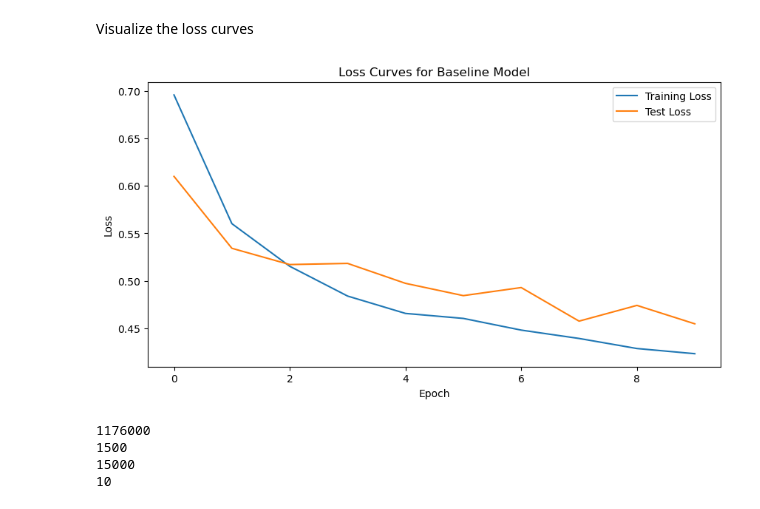
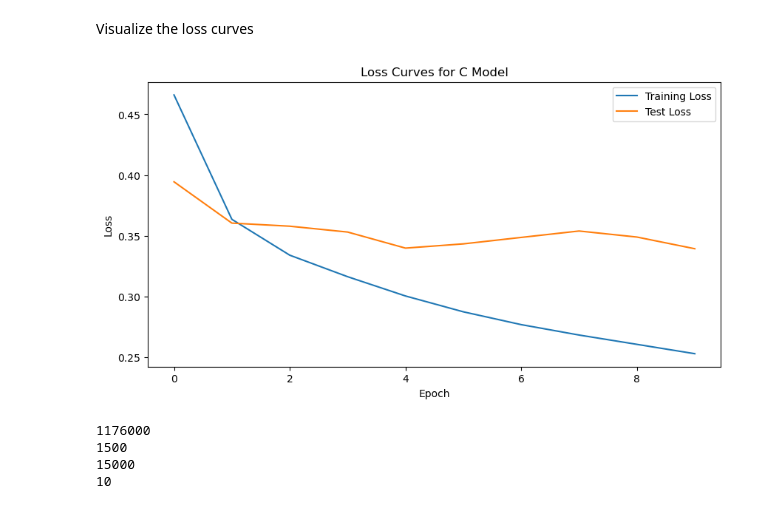
Before and after one commit to nitesis/AICP-M02, a Jupyter notebook: AICP_M02_C.ipynb, the cells around one changed output. Drawn from its saved outputs; the diff is of its cells as text; code cells hidden in the pictures.

```diff
--- a/AICP_M02_C.ipynb
+++ b/AICP_M02_C.ipynb
@@ -58,4 +63,15 @@ class MyModel(nn.Module):
         pred = torch.argmax(probs, dim=1)
 
         return logits, probs, pred
+# %%
+# Import the required image transformation functions from torchvision.
+# Alias as F_tv to distinguish from nn.functional used elsewhere in the code.
+from torchvision.transforms import functional as F_tv
+import torch
+from torchvision import datasets, transforms
+from torch.utils.data import DataLoader
+
+# Define a function to shift an image by a given number of pixels in the x and y directions.
+def shift_image(image, shift_x, shift_y):
+    return F_tv.affine(image, angle=0, translate=(shift_x, shift_y), scale=1, shear=0)
 # %% [markdown]
@@ -130,17 +192,17 @@ optimizer = optim.Adam(model.parameters(), lr=0.001)
 # %% [markdown]
 Defining a training function:
 # %%
-def train(model, trainloader, criterion, optimizer):
+def train(model, expanded_loader, criterion, optimizer):
     model.train()
     running_loss = 0.0
-    for images, labels in trainloader:
+    for images, labels in expanded_loader:
         optimizer.zero_grad()
         output, _, _ = model(images)
         loss = criterion(output, labels)
         loss.backward()
         optimizer.step()
         running_loss += loss.item()
-    return running_loss / len(trainloader)
+    return running_loss / len(expanded_loader)
 # %% [markdown]
 Defining a testing function:
 # %%
@@ -169,23 +231,23 @@ testloader.batch_size
 # %% [markdown]
 Training the model
 # %%
-# Lists to store losses and accuracy for Test B model
-train_losses_testB = []
-test_losses_testB = []
-test_accuracies_testB = []
+# Lists to store losses and accuracy for Test C model
+train_losses_testC = []
+test_losses_testC = []
+test_accuracies_testC = []
 
 num_epochs = 10 # Number of epochs for training
 
 for epoch in range(num_epochs):
-    train_loss = train(model, trainloader, criterion, optimizer)
+    train_loss = train(model, expanded_loader, criterion, optimizer)
     test_loss, test_accuracy = test(model, testloader, criterion)  # Assuming test returns loss and accuracy
 
-   # Store losses for Test B model
-    train_losses_testB.append(train_loss)
-    test_losses_testB.append(test_loss)
+   # Store losses for Test C model
+    train_losses_testC.append(train_loss)
+    test_losses_testC.append(test_loss)
 
-     # Store accuracy for TestB model
-    test_accuracies_testB.append(test_accuracy)
+     # Store accuracy for TestC model
+    test_accuracies_testC.append(test_accuracy)
 
     print(f'Epoch {epoch+1}/{num_epochs}, Train Loss: {train_loss:.4f}, Test Loss: {test_loss:.4f}, Test Accuracy: {test_accuracy:.4f}')
 # %% [output]
@@ -202,17 +264,17 @@ Epoch 10/10, Train Loss: 0.4234, Test Loss: 0.4549, Test Accuracy: 0.8370
 # %% [markdown]
 Visualize the loss curves
 # %%
-# Plotting the loss curves for the Test B model
+# Plotting the loss curves for the Test C model
 fig, ax = plt.subplots(figsize=(10, 5))
-ax.plot(range(num_epochs), train_losses_testB, label='Training Loss')
-ax.plot(range(num_epochs), test_losses_testB, label='Test Loss')
+ax.plot(range(num_epochs), train_losses_testC, label='Training Loss')
+ax.plot(range(num_epochs), test_losses_testC, label='Test Loss')
 ax.set_xlabel('Epoch')
 ax.set_ylabel('Loss')
 ax.legend(loc='upper right')
-ax.set_title('Loss Curves for Baseline Model')
+ax.set_title('Loss Curves for C Model')
 plt.show()
 # %% [output]
-[figure, old version]
+[figure, new version]
 # %%
 for p in model.parameters():
   print(np.prod(list(p.shape)))
```
Also changed, not shown: parts of 11 cells of this notebook.
